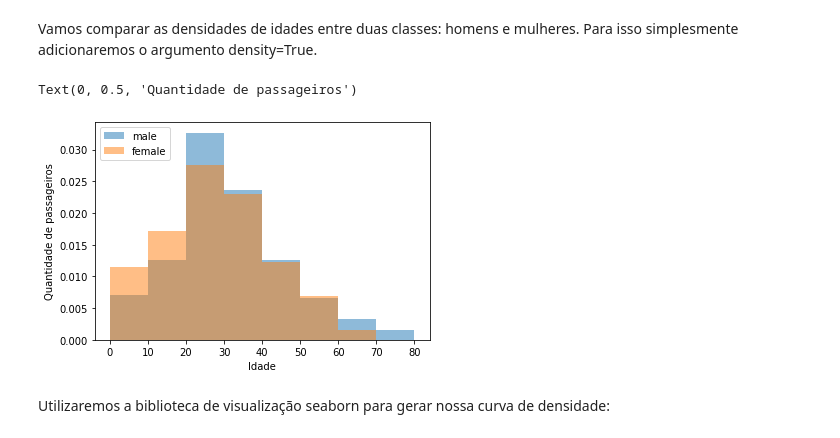
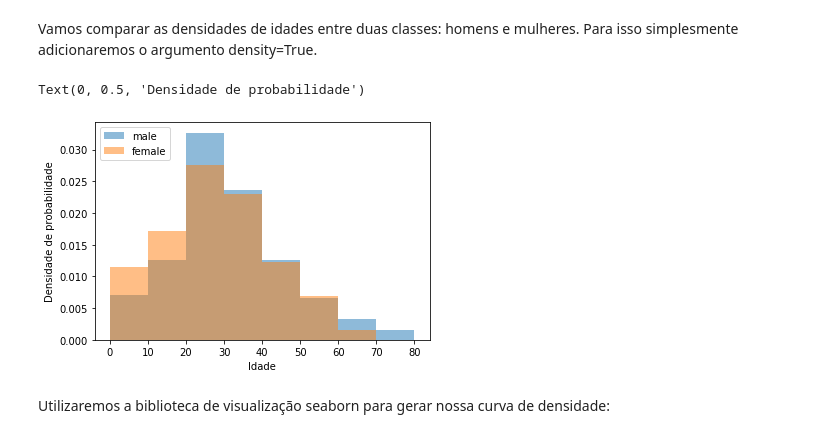
Before and after one commit to machadoyang/stats, a Jupyter notebook: Aula 2.ipynb, the cells around one changed output. Saved outputs shown, nothing was run; the diff lists cells and outputs as text; code cells hidden in the pictures.

```diff
--- a/Aula 2.ipynb
+++ b/Aula 2.ipynb
@@ -42,17 +42,17 @@ Vamos comparar as densidades de idades entre duas classes: homens e mulheres. Pa
 # %%
 male = data.loc[data['Sex'] == 'male']
 female = data.loc[data['Sex'] == 'female']
 
 bins = np.linspace(0, 80, 9)
 male.Age.values
 plt.hist(male.Age.values, bins, alpha = 0.5, label='male', density=True)
 plt.hist(female.Age.values, bins, alpha = 0.5, label='female', density=True)
 plt.legend(loc='upper left')
 plt.xlabel('Idade')
-plt.ylabel('Quantidade de passageiros')
+plt.ylabel('Densidade de probabilidade')
 # %% [output]
-Text(0, 0.5, 'Quantidade de passageiros')
+Text(0, 0.5, 'Densidade de probabilidade')
-[figure, old version]
+[figure, new version]
 # %% [markdown]
 Utilizaremos a biblioteca de visualização seaborn para gerar nossa curva de densidade:
 # %%
```
Also changed, not shown: 4 other files.
